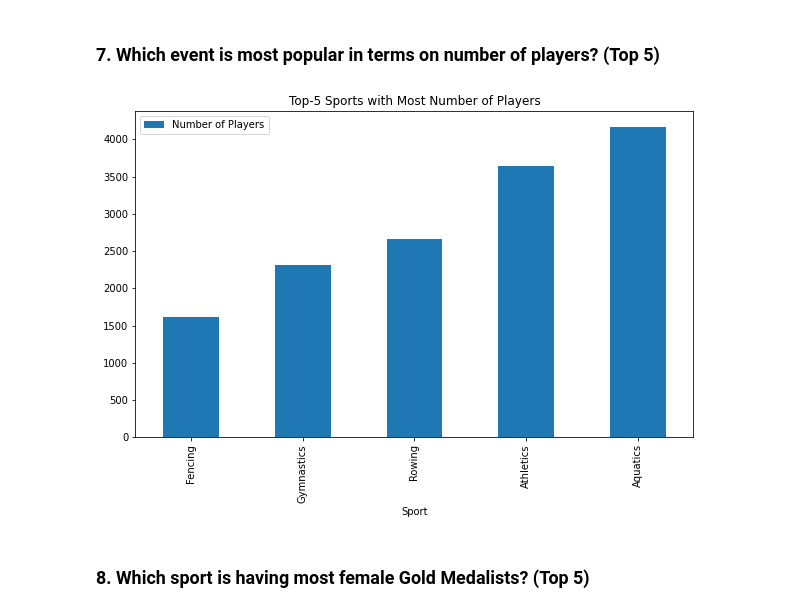
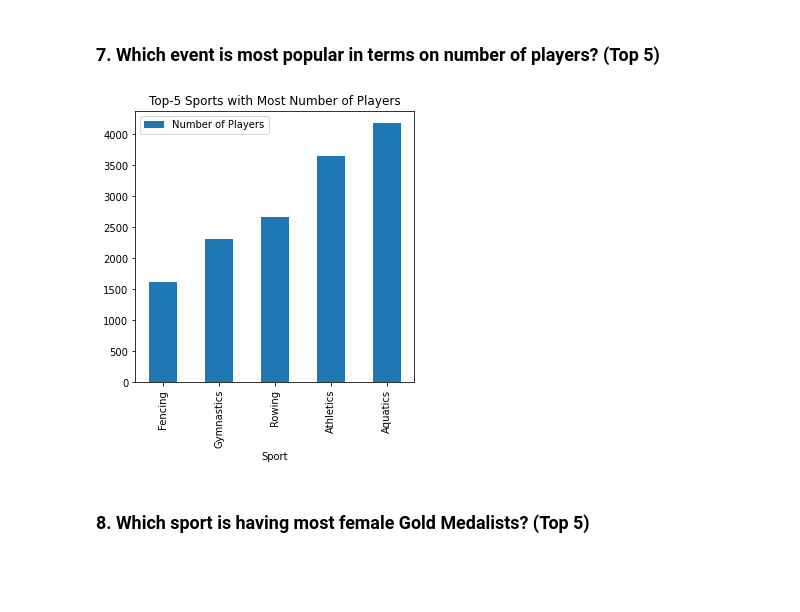
Before and after one commit to sidd8rth/olympic-data-analysis, a Jupyter notebook: Summer.ipynb, the cells around one changed output. Cells and saved outputs as stored; diff of their text form; code cells hidden in the pictures; blank space fills up the shorter version.

```diff
--- a/Summer.ipynb
+++ b/Summer.ipynb
@@ -123,15 +123,15 @@ print(data.iloc[0]["Year"])
 # %%
 import matplotlib.pyplot as plt
 sport_athlete = df[['Sport', 'Athlete']]
 athletes_per_sport = []
 for i in sport_athlete['Sport'].unique():
     athletes_per_sport.append([i, len(sport_athlete[sport_athlete['Sport'] == i]['Athlete'])])
 
 df_athletes_per_sport = pd.DataFrame(athletes_per_sport, columns=['Sport', 'Number of Players']).sort_values(by='Number of Players')
-df_athletes_per_sport[-5:].plot(kind='bar', x='Sport', y='Number of Players', title='Top-5 Sports with Most Number of Players', figsize=(10, 6))
+df_athletes_per_sport[-5:].plot(kind='bar', x='Sport', y='Number of Players', title='Top-5 Sports with Most Number of Players', figsize=(5, 5))
 plt.show()
 # %% [output]
-[figure, old version]
+[figure, new version]
 # %% [markdown]
 ### 8. Which sport is having most female Gold Medalists? (Top 5)
 # %%
```
